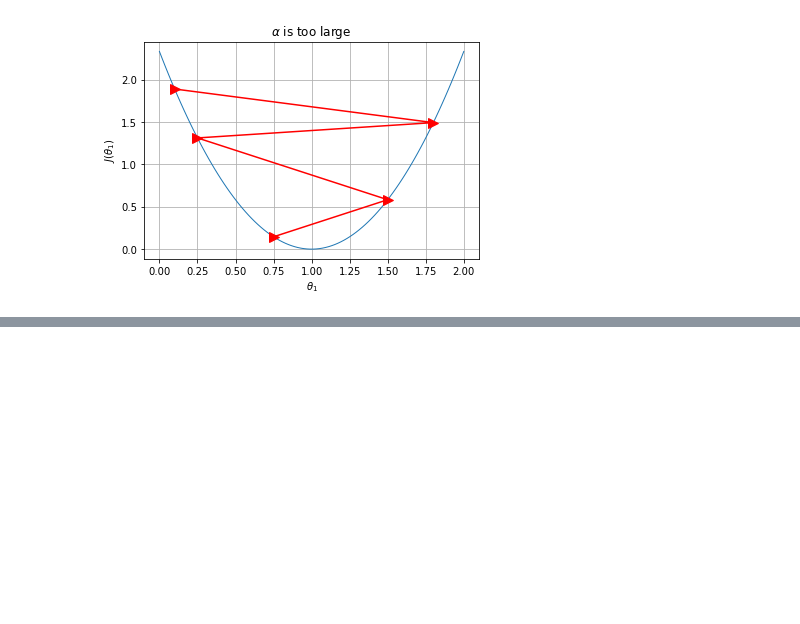
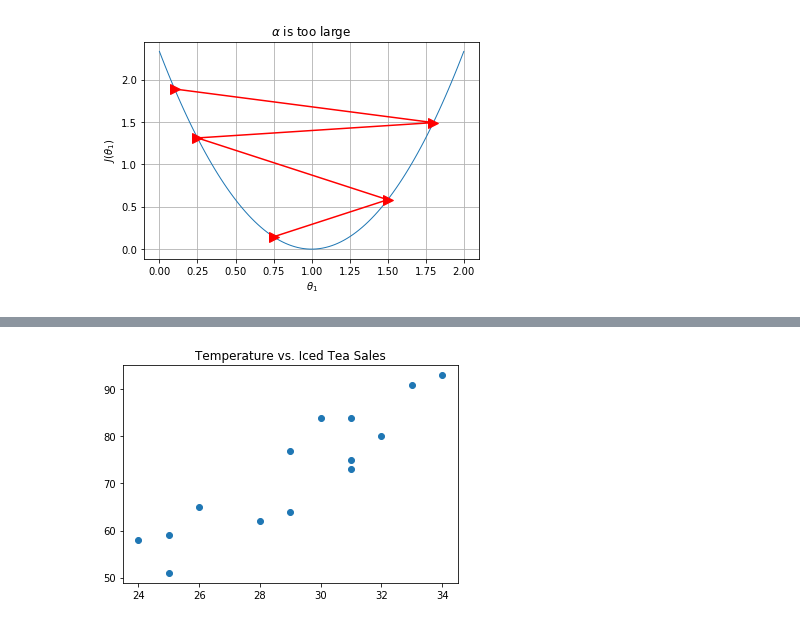
Before and after one commit to yaojenkuo/python_4_ds, a Jupyter notebook: ch11.ipynb, the cells around one changed output, grey strips where cells are left out. Drawn from its saved outputs; the diff is of its cells as text; code cells hidden in the pictures; blank space fills up the shorter version.

```diff
--- a/ch11.ipynb
+++ b/ch11.ipynb
@@ -443,0 +437,10 @@ $$\theta_j := \theta_j - \alpha \frac{\mathrm \partial}{\mathrm \partial \theta_
+# %%
+import matplotlib.pyplot as plt
+
+temperature = [29, 28, 34, 31, 25, 29, 32, 31, 24, 33, 25, 31, 26, 30]
+iced_tea_sales = [77, 62, 93, 84, 59, 64, 80, 75, 58, 91, 51, 73, 65, 84]
+plt.scatter(x = temperature, y = iced_tea_sales)
+plt.title("Temperature vs. Iced Tea Sales")
+plt.show()
+# %% [output]
+[figure, added]
```
Also changed, not shown: parts of 50 cells of this notebook, 1 other file.
